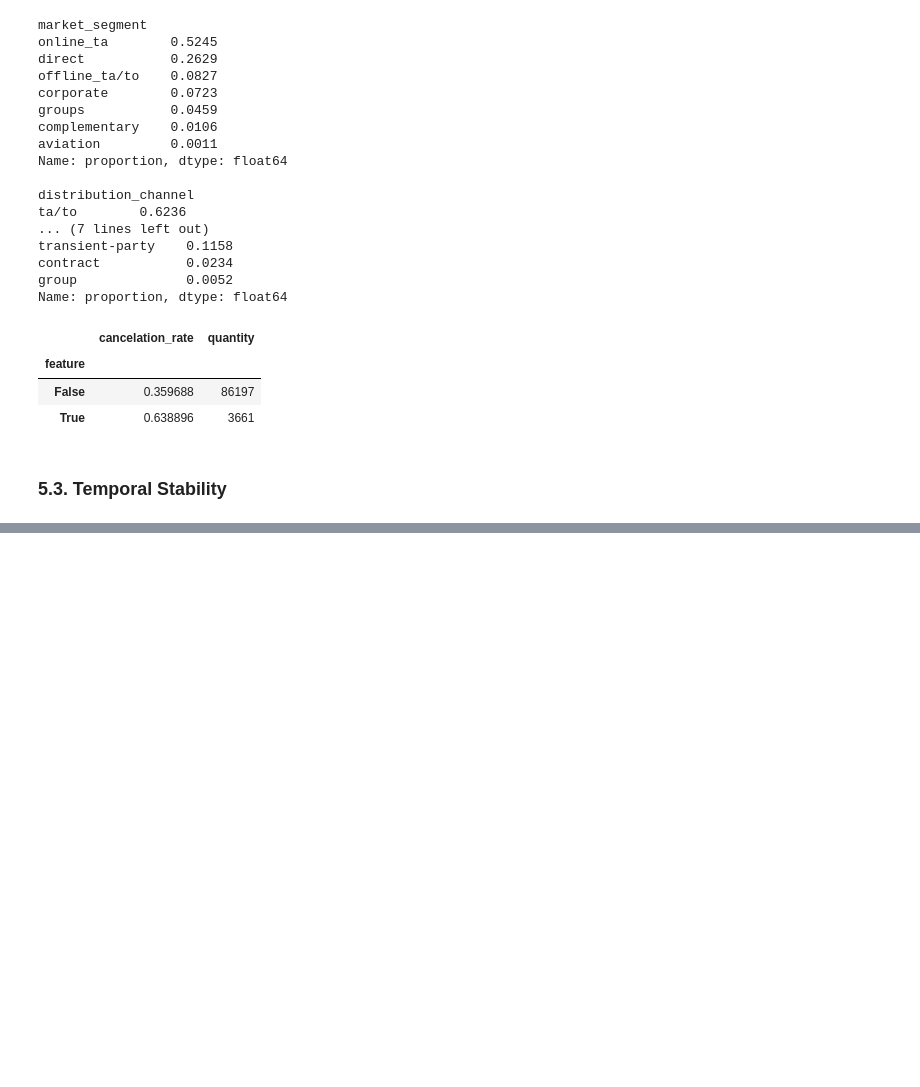
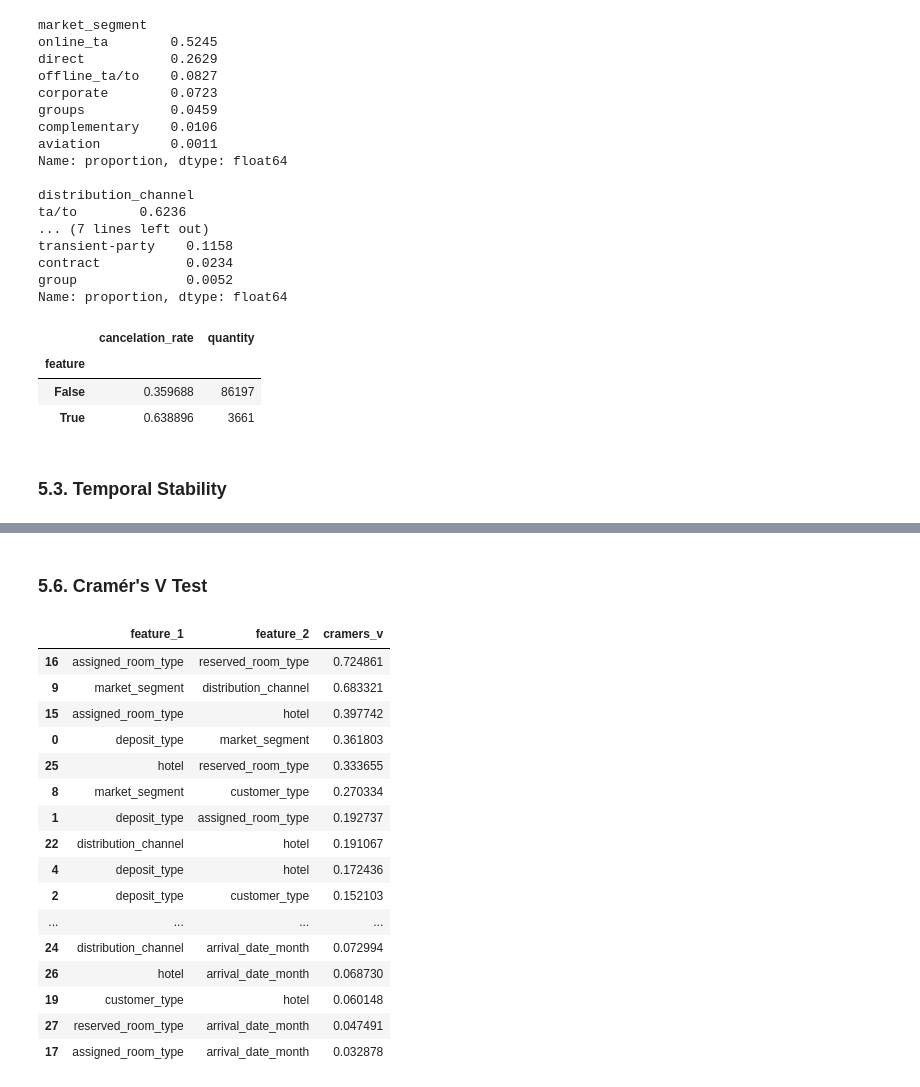
Before and after one commit to bruno-lima98/portfolio-hotel-cancellation-prediction, a Jupyter notebook: main.ipynb, the cells around one changed output, grey strips where cells are left out. Drawn from its saved outputs; the diff is of its cells as text; code cells hidden in the pictures; blank space fills up the shorter version.

```diff
--- a/main.ipynb
+++ b/main.ipynb
@@ -1054,0 +1356,42 @@ for feature in list(tabela_estabilidade["feature"].unique()):
+# %% [markdown]
+### 5.6. Cramér's V Test
+# %%
+alta_cardinalidade = ["agent", "country", "company"]
+
+categorical_features_final = [
+    f for f in lista_features
+    if f in categorical_columns and f not in alta_cardinalidade
+]
+
+def cramers_v(x, y):
+    tabela_contingencia = pd.crosstab(x, y)
+    chi2 = chi2_contingency(tabela_contingencia)[0]
+    n = tabela_contingencia.sum().sum()
+    r, k = tabela_contingencia.shape
+    return (chi2 / (n * min(r - 1, k - 1))) ** 0.5
+
+resultados_cramer = []
+for col1, col2 in combinations(categorical_features_final, 2):
+    v = cramers_v(X_train[col1], X_train[col2])
+    resultados_cramer.append({"feature_1": col1, "feature_2": col2, "cramers_v": v})
+
+tabela_cramer = pd.DataFrame(resultados_cramer).sort_values("cramers_v", ascending=False)
+tabela_cramer
+# %% [output]
+|  | feature_1 | feature_2 | cramers_v |
+| 16 | assigned_room_type | reserved_room_type | 0.724861 |
+| 9 | market_segment | distribution_channel | 0.683321 |
+| 15 | assigned_room_type | hotel | 0.397742 |
+| 0 | deposit_type | market_segment | 0.361803 |
+| 25 | hotel | reserved_room_type | 0.333655 |
+| 8 | market_segment | customer_type | 0.270334 |
+| 1 | deposit_type | assigned_room_type | 0.192737 |
+| 22 | distribution_channel | hotel | 0.191067 |
+| 4 | deposit_type | hotel | 0.172436 |
+| 2 | deposit_type | customer_type | 0.152103 |
+| ... | ... | ... | ... |
+| 24 | distribution_channel | arrival_date_month | 0.072994 |
+| 26 | hotel | arrival_date_month | 0.068730 |
+| 19 | customer_type | hotel | 0.060148 |
+| 27 | reserved_room_type | arrival_date_month | 0.047491 |
+| 17 | assigned_room_type | arrival_date_month | 0.032878 |
```
Also changed, not shown: parts of 12 cells of this notebook, 1 other file.
